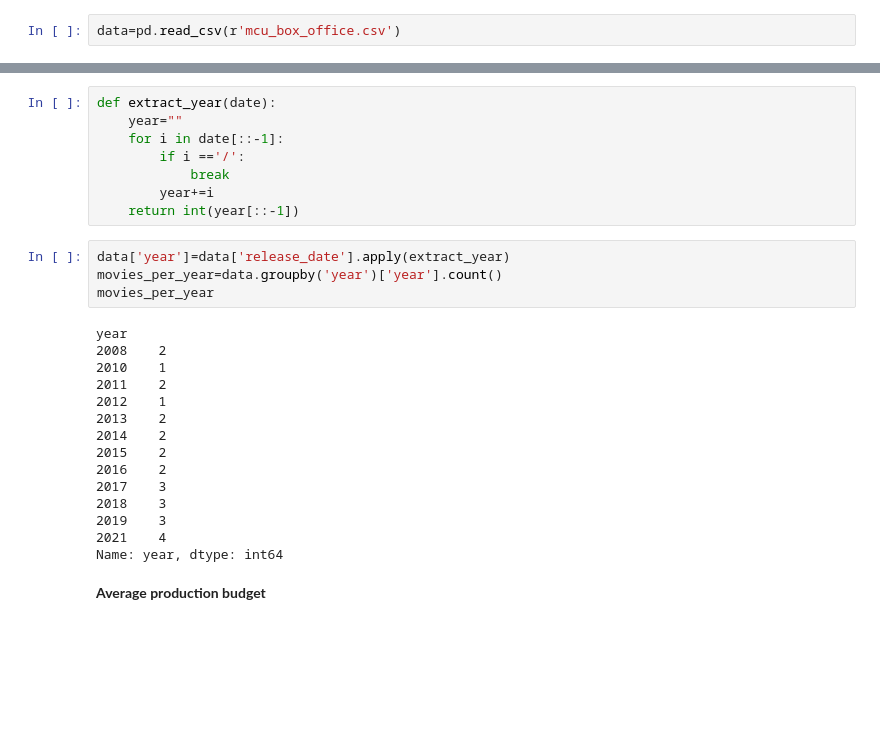
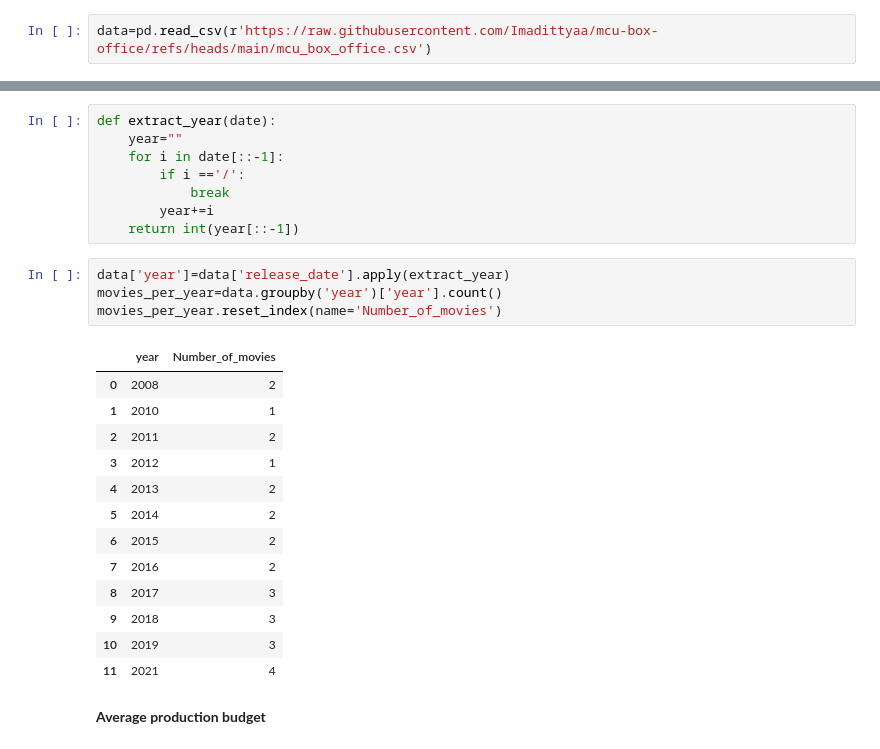
Before and after one commit to Imadittyaa/mcu-box-office, a Jupyter notebook: avengers.ipynb, the cells around one changed output, grey strips where cells are left out. Cells and saved outputs as stored; diff of their text form; blank space fills up the shorter version.

```diff
--- a/avengers.ipynb
+++ b/avengers.ipynb
@@ -3,7 +5,7 @@ import numpy as np
 import pandas as pd
 import matplotlib.pyplot as plt
 # %%
-data=pd.read_csv(r'mcu_box_office.csv')
+data=pd.read_csv(r'https://raw.githubusercontent.com/Imadittyaa/mcu-box-office/refs/heads/main/mcu_box_office.csv')
 # %%
 data
 # %% [output]
@@ -78,22 +80,21 @@ def extract_year(date):
 # %%
 data['year']=data['release_date'].apply(extract_year)
 movies_per_year=data.groupby('year')['year'].count()
-movies_per_year
+movies_per_year.reset_index(name='Number_of_movies')
 # %% [output]
-year
-2008    2
-2010    1
-2011    2
-2012    1
-2013    2
-2014    2
-2015    2
-2016    2
-2017    3
-2018    3
-2019    3
-2021    4
-Name: year, dtype: int64
+|  | year | Number_of_movies |
+| 0 | 2008 | 2 |
+| 1 | 2010 | 1 |
+| 2 | 2011 | 2 |
+| 3 | 2012 | 1 |
+| 4 | 2013 | 2 |
+| 5 | 2014 | 2 |
+| 6 | 2015 | 2 |
+| 7 | 2016 | 2 |
+| 8 | 2017 | 3 |
+| 9 | 2018 | 3 |
+| 10 | 2019 | 3 |
+| 11 | 2021 | 4 |
 # %% [markdown]
 **Average production budget**
 # %%
```
Also changed, not shown: parts of 6 cells of this notebook.
